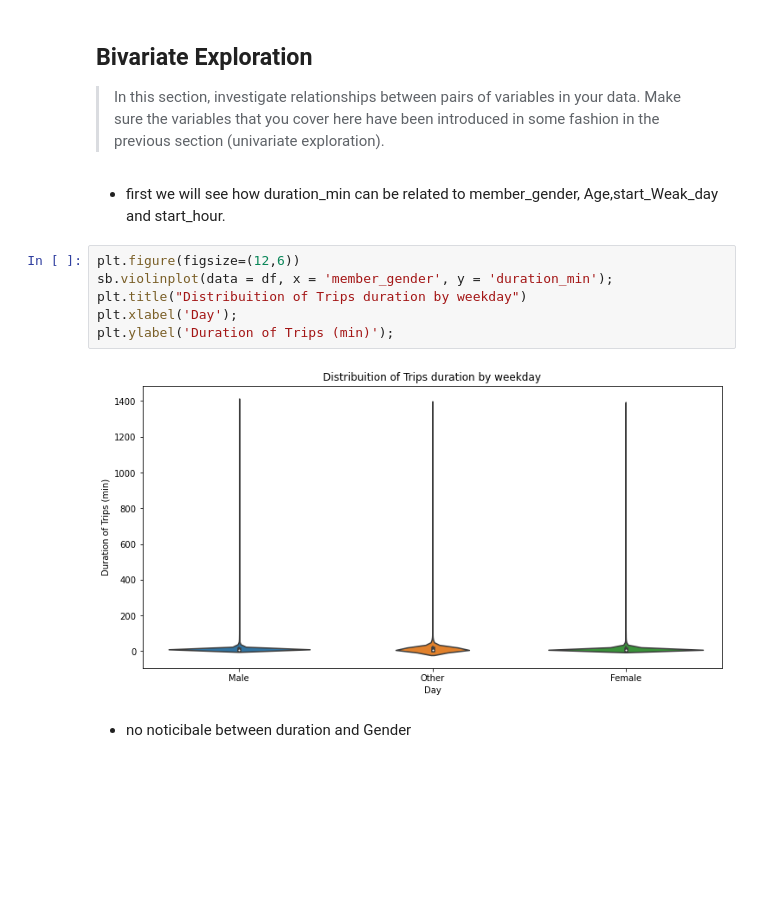
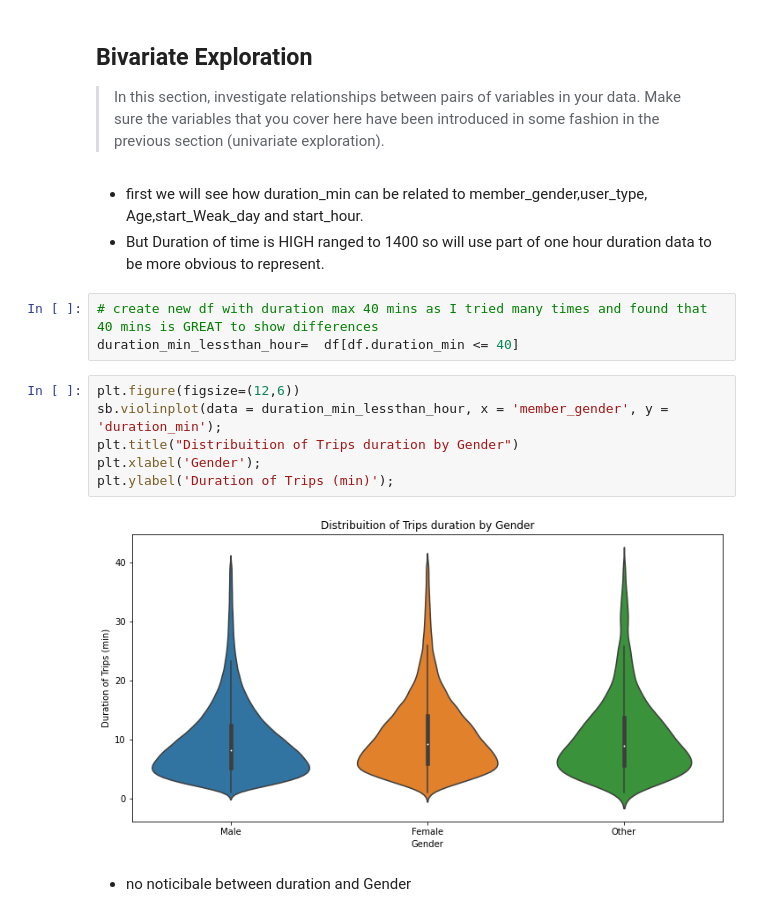
Before and after one commit to Theabdelkader/Communicate-Data-Findings-Ford-GoBike-System, a Jupyter notebook: exploration_template.ipynb, the cells around one changed output. Drawn from its saved outputs; the diff is of its cells as text; blank space fills up the shorter version.

```diff
--- a/exploration_template.ipynb
+++ b/exploration_template.ipynb
@@ -508,14 +508,18 @@ plt.xticks(ticks, labels);
 data. Make sure the variables that you cover here have been introduced in some
 fashion in the previous section (univariate exploration).
 # %% [markdown]
-- first we will see how duration_min can be related to  member_gender, Age,start_Weak_day and start_hour.
+- first we will see how duration_min can be related to  member_gender,user_type, Age,start_Weak_day and start_hour.
+- But Duration of time is HIGH ranged to 1400 so will use part of one hour duration data to be more obvious to represent.
+# %%
+# create new df with duration max 40 mins as I tried many times and found that 40 mins is GREAT to show differences
+duration_min_lessthan_hour=  df[df.duration_min <= 40]
 # %%
 plt.figure(figsize=(12,6))
-sb.violinplot(data = df, x = 'member_gender', y = 'duration_min');
-plt.title("Distribuition of Trips duration by weekday")
-plt.xlabel('Day');
+sb.violinplot(data = duration_min_lessthan_hour, x = 'member_gender', y = 'duration_min');
+plt.title("Distribuition of Trips duration by Gender")
+plt.xlabel('Gender');
 plt.ylabel('Duration of Trips (min)');
 # %% [output]
-[figure, old version]
+[figure, new version]
 # %% [markdown]
 - no noticibale between duration and Gender
```
Also changed, not shown: parts of 6 cells of this notebook.
